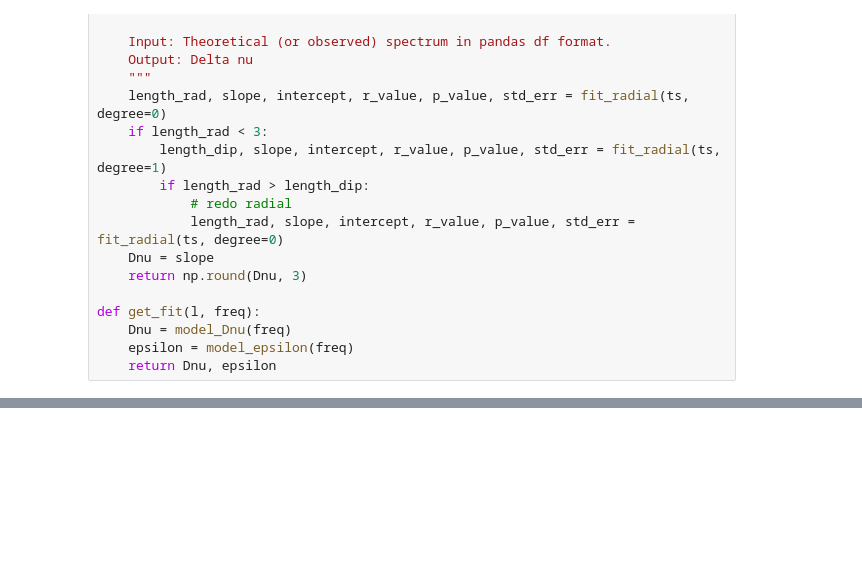
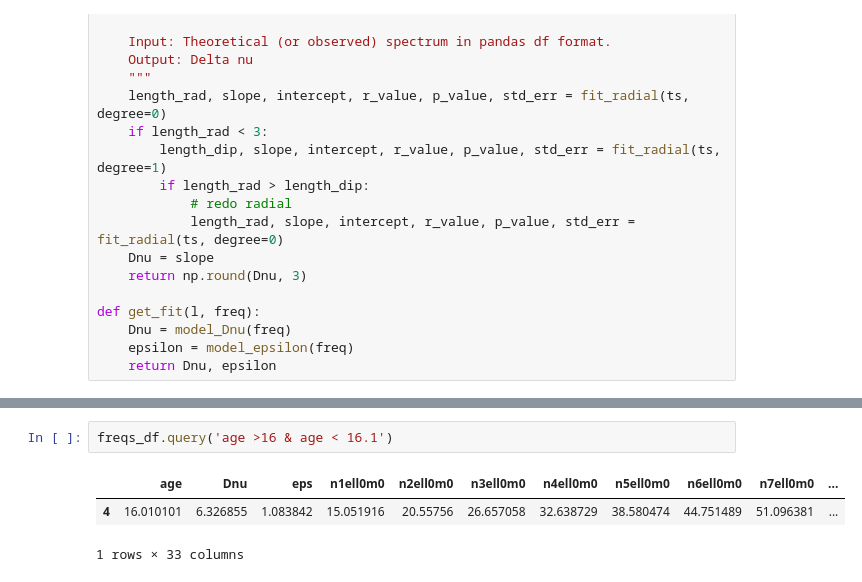
Before and after one commit to gautam-404/MESA-tests, a Jupyter notebook: echelle.ipynb, the cells around one changed output, grey strips where cells are left out. Saved outputs shown, nothing was run; the diff lists cells and outputs as text; blank space fills up the shorter version.

```diff
--- a/echelle.ipynb
+++ b/echelle.ipynb
@@ -186,0 +408,6 @@ NameError: name 'get_data' is not defined
+# %%
+freqs_df.query('age >16 & age < 16.1')
+# %% [output]
+|  | age | Dnu | eps | n1ell0m0 | n2ell0m0 | n3ell0m0 | n4ell0m0 | n5ell0m0 | n6ell0m0 | n7ell0m0 | ... |
+| 4 | 16.010101 | 6.326855 | 1.083842 | 15.051916 | 20.55756 | 26.657058 | 32.638729 | 38.580474 | 44.751489 | 51.096381 | ... |
+1 rows × 33 columns
```
Also changed, not shown: parts of 18 cells of this notebook, 4 other files.
